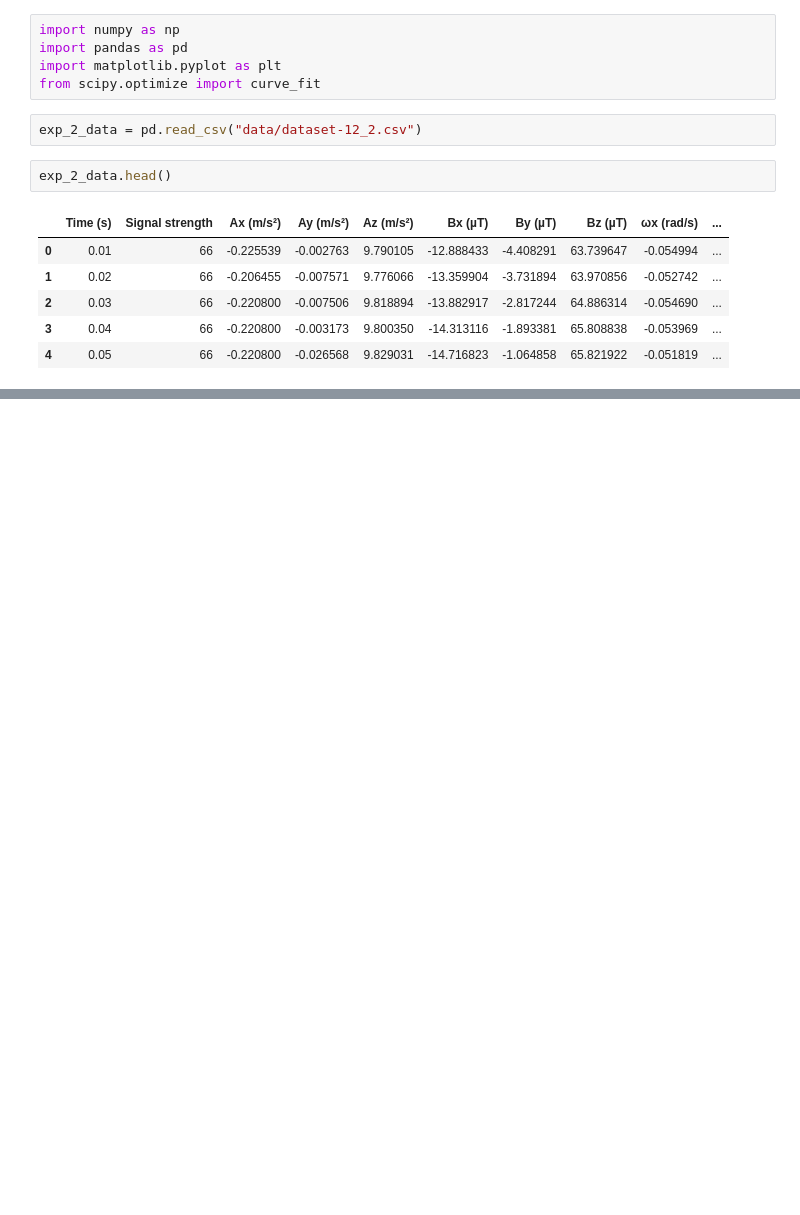
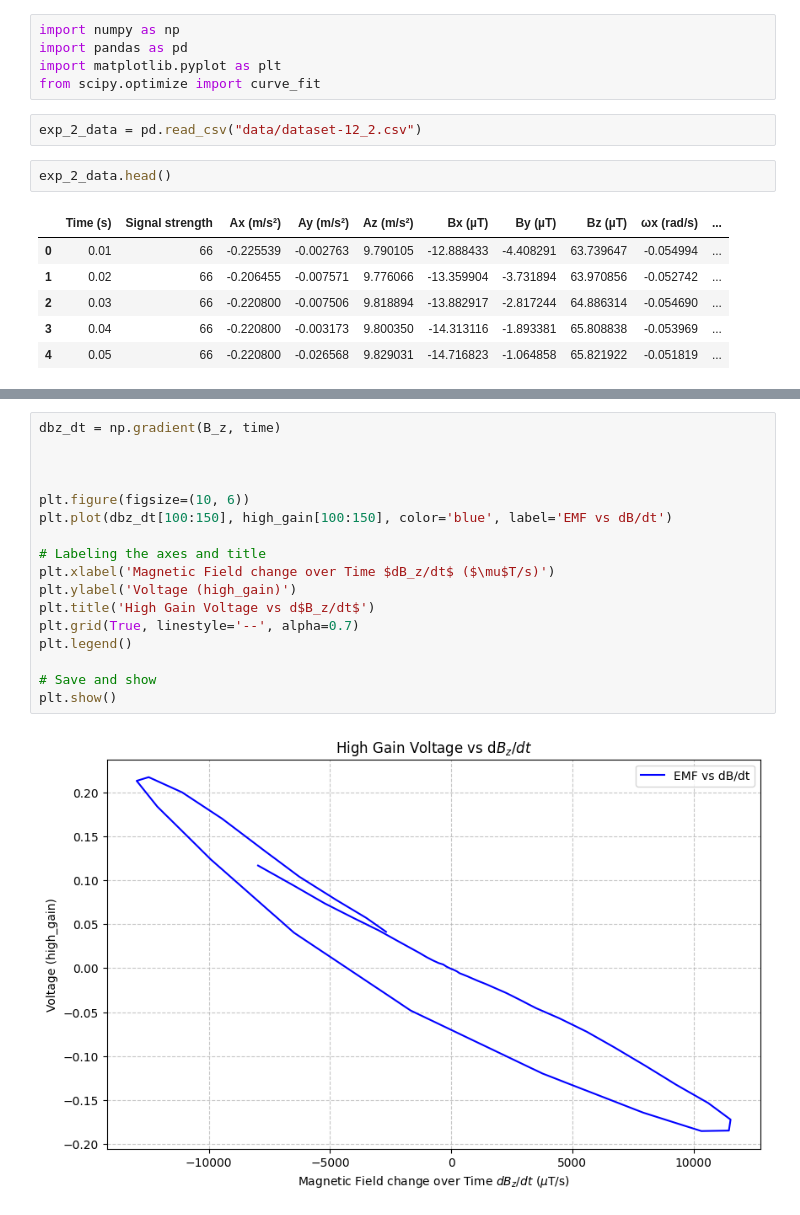
Before and after one commit to Ethanos00/magnetism_faraday_lab, a Jupyter notebook: data12_2_analysis.ipynb, the cells around one changed output, grey strips where cells are left out. Cells and saved outputs as stored; diff of their text form; blank space fills up the shorter version.

```diff
--- a/data12_2_analysis.ipynb
+++ b/data12_2_analysis.ipynb
@@ -40,0 +40,19 @@ plt.show()
+# %%
+dbz_dt = np.gradient(B_z, time)
+
+
+
+plt.figure(figsize=(10, 6))
+plt.plot(dbz_dt[100:150], high_gain[100:150], color='blue', label='EMF vs dB/dt')
+
+# Labeling the axes and title
+plt.xlabel('Magnetic Field change over Time $dB_z/dt$ ($\mu$T/s)')
+plt.ylabel('Voltage (high_gain)')
+plt.title('High Gain Voltage vs d$B_z/dt$')
+plt.grid(True, linestyle='--', alpha=0.7)
+plt.legend()
+
+# Save and show
+plt.show()
+# %% [output]
+[figure, added]
```
Also changed, not shown: parts of 12 cells of this notebook, 2 other files.
